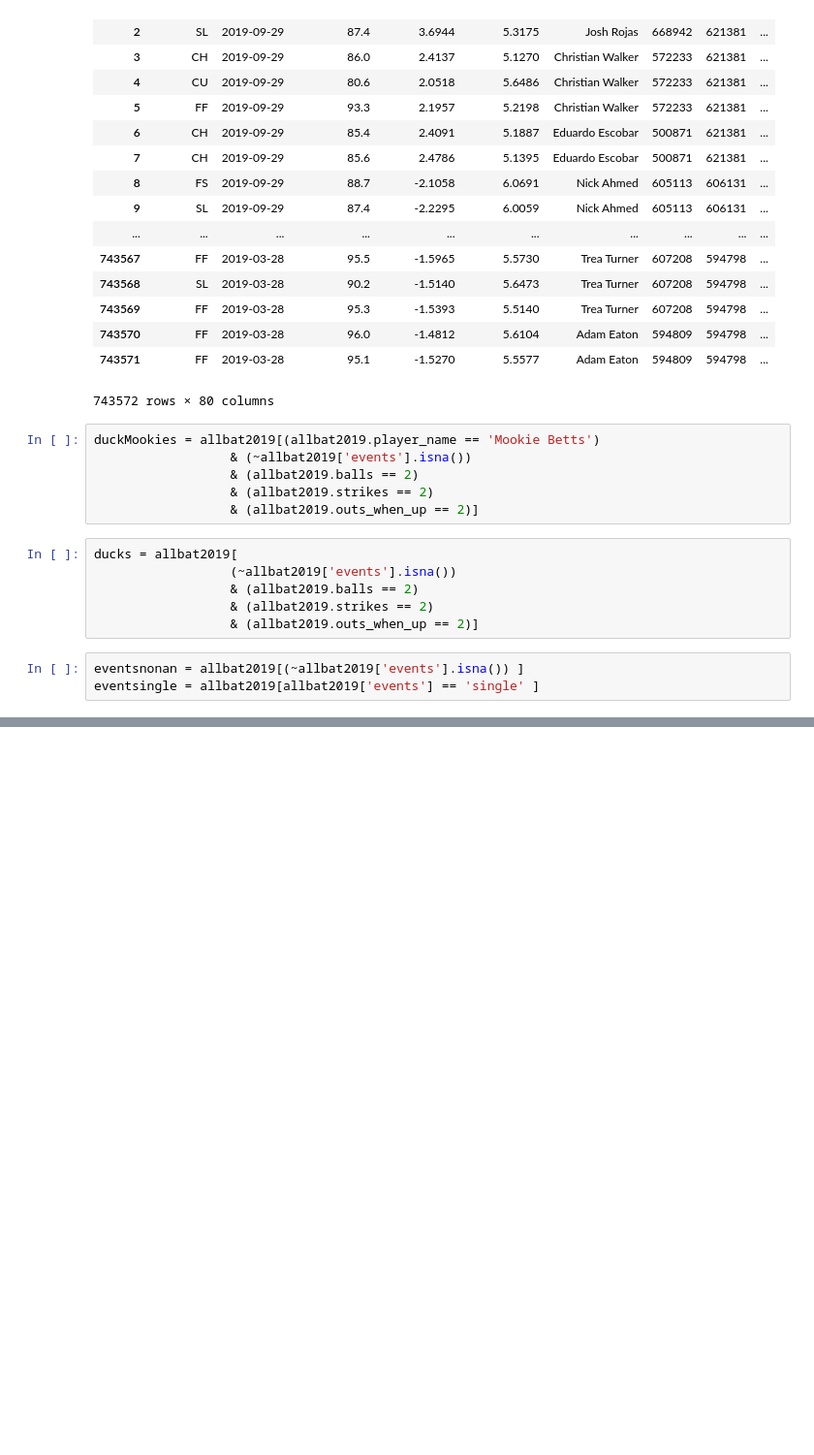
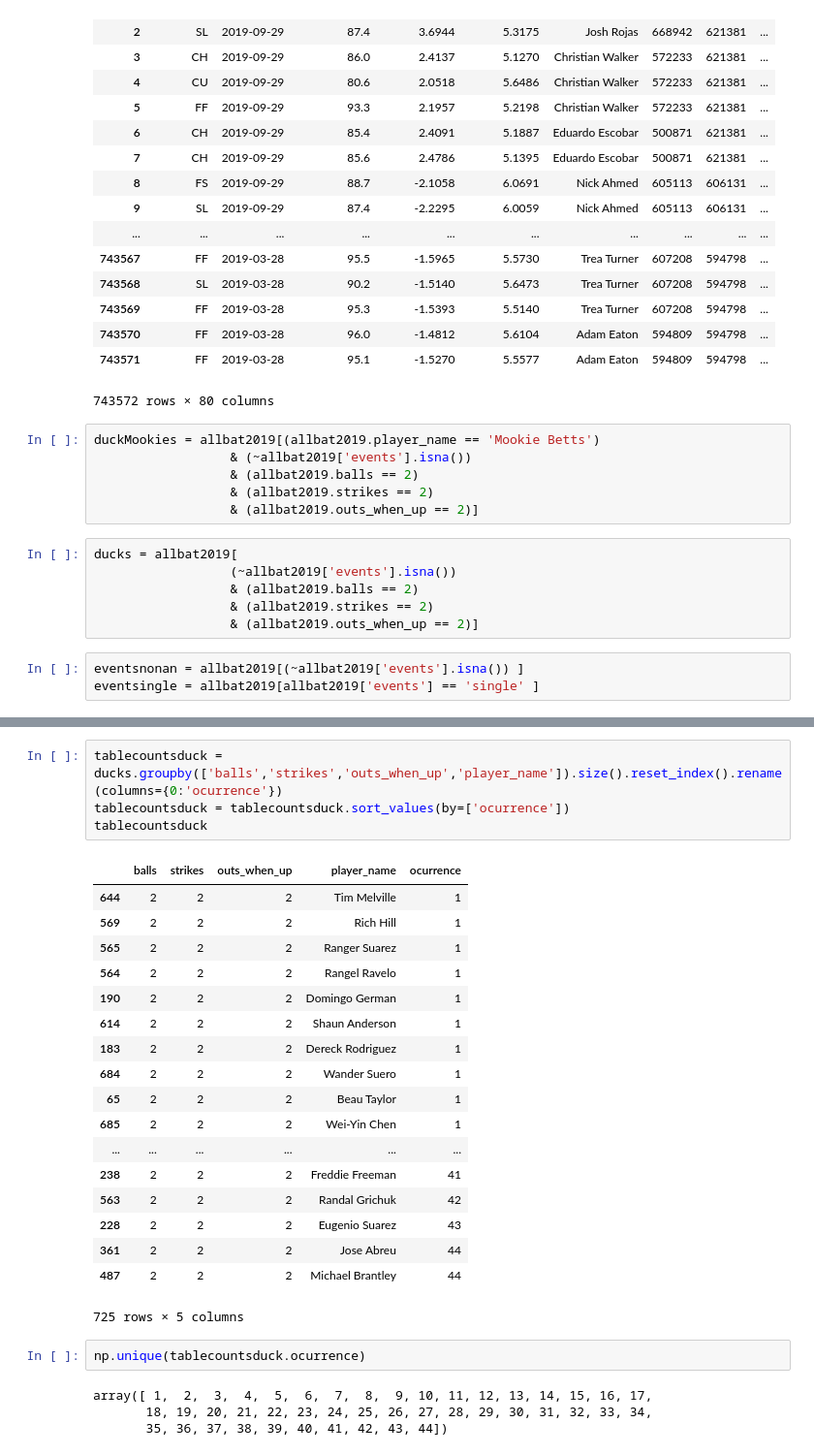
Before and after one commit to manuelmarcano22/Baseball, a Jupyter notebook: ExploreAllBatters.ipynb, the cells around one changed output, grey strips where cells are left out. Shown at 97% size. Drawn from its saved outputs; the diff is of its cells as text; blank space fills up the shorter version.

```diff
--- a/ExploreAllBatters.ipynb
+++ b/ExploreAllBatters.ipynb
@@ -92,2 +92,31 @@ tablecountsduck['count'].sum()
 # %% [output]
 9061
+# %%
+tablecountsduck = ducks.groupby(['balls','strikes','outs_when_up','player_name']).size().reset_index().rename(columns={0:'ocurrence'})
+tablecountsduck = tablecountsduck.sort_values(by=['ocurrence'])
+tablecountsduck
+# %% [output]
+|  | balls | strikes | outs_when_up | player_name | ocurrence |
+| 644 | 2 | 2 | 2 | Tim Melville | 1 |
+| 569 | 2 | 2 | 2 | Rich Hill | 1 |
+| 565 | 2 | 2 | 2 | Ranger Suarez | 1 |
+| 564 | 2 | 2 | 2 | Rangel Ravelo | 1 |
+| 190 | 2 | 2 | 2 | Domingo German | 1 |
+| 614 | 2 | 2 | 2 | Shaun Anderson | 1 |
+| 183 | 2 | 2 | 2 | Dereck Rodriguez | 1 |
+| 684 | 2 | 2 | 2 | Wander Suero | 1 |
+| 65 | 2 | 2 | 2 | Beau Taylor | 1 |
+| 685 | 2 | 2 | 2 | Wei-Yin Chen | 1 |
+| ... | ... | ... | ... | ... | ... |
+| 238 | 2 | 2 | 2 | Freddie Freeman | 41 |
+| 563 | 2 | 2 | 2 | Randal Grichuk | 42 |
+| 228 | 2 | 2 | 2 | Eugenio Suarez | 43 |
+| 361 | 2 | 2 | 2 | Jose Abreu | 44 |
+| 487 | 2 | 2 | 2 | Michael Brantley | 44 |
+725 rows × 5 columns
+# %%
+np.unique(tablecountsduck.ocurrence)
+# %% [output]
+array([ 1,  2,  3,  4,  5,  6,  7,  8,  9, 10, 11, 12, 13, 14, 15, 16, 17,
+       18, 19, 20, 21, 22, 23, 24, 25, 26, 27, 28, 29, 30, 31, 32, 33, 34,
+       35, 36, 37, 38, 39, 40, 41, 42, 43, 44])
```
Also changed, not shown: parts of 5 cells of this notebook.
